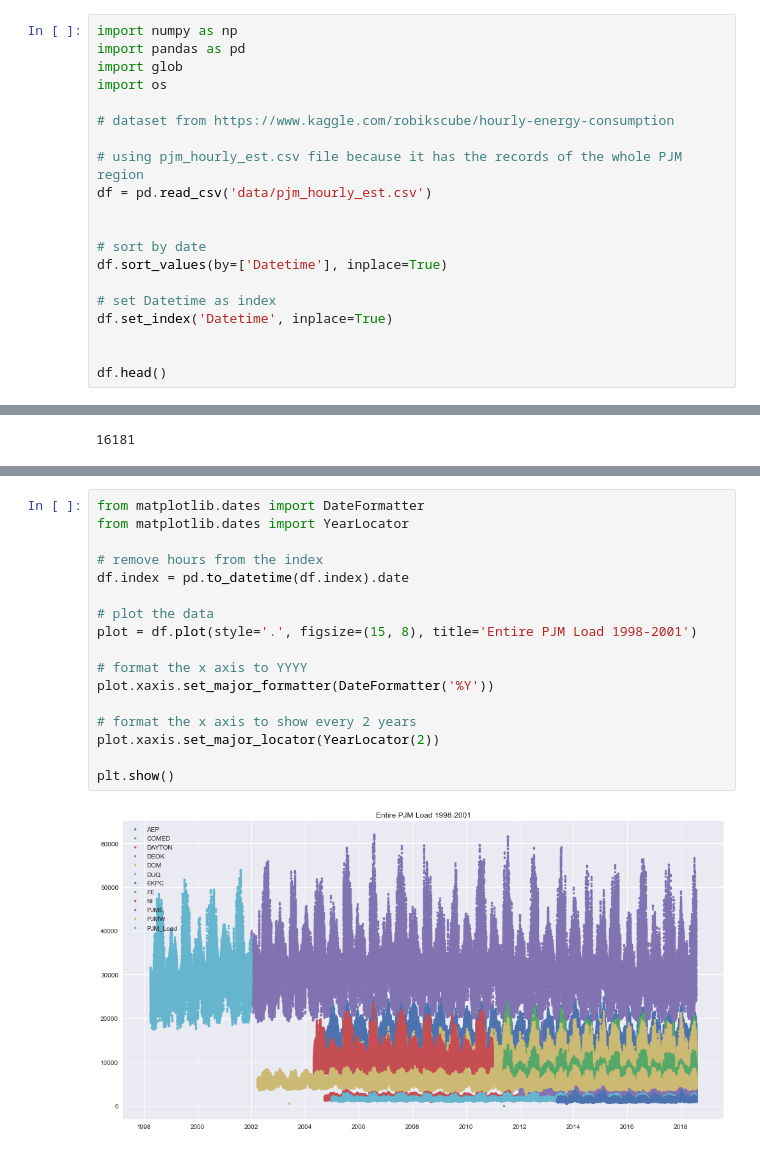
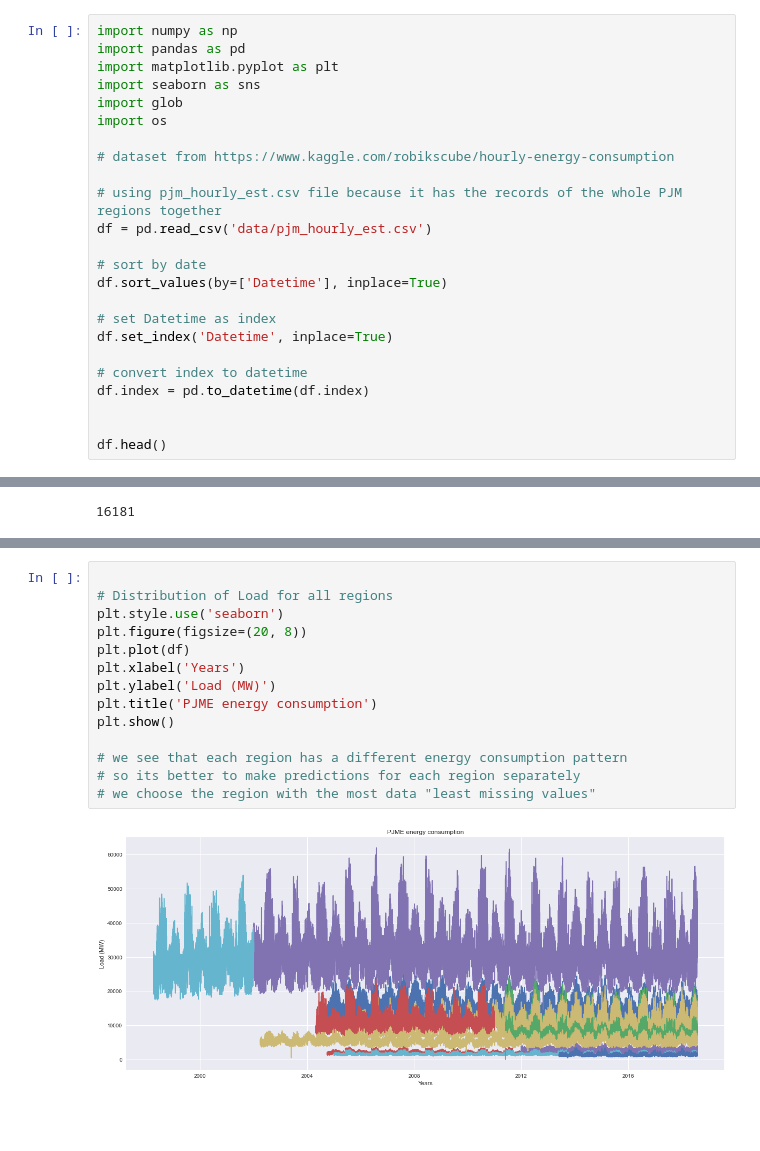
Before and after one commit to raid-teyar/EneregyConsumption, a Jupyter notebook: energy_consumption.ipynb, the cells around one changed output, grey strips where cells are left out. Drawn from its saved outputs; the diff is of its cells as text; blank space fills up the shorter version.

```diff
--- a/energy_consumption.ipynb
+++ b/energy_consumption.ipynb
@@ -1,14 +1,15 @@
 # %%
 import numpy as np
 import pandas as pd
+import matplotlib.pyplot as plt
+import seaborn as sns
 import glob
 import os
 
 # dataset from https://www.kaggle.com/robikscube/hourly-energy-consumption
 
-# using pjm_hourly_est.csv file because it has the records of the whole PJM region
+# using pjm_hourly_est.csv file because it has the records of the whole PJM regions together
 df = pd.read_csv('data/pjm_hourly_est.csv')
-
 
 # sort by date
 df.sort_values(by=['Datetime'], inplace=True)
@@ -16,6 +17,9 @@ df.sort_values(by=['Datetime'], inplace=True)
 # set Datetime as index
 df.set_index('Datetime', inplace=True)
 
+# convert index to datetime
+df.index = pd.to_datetime(df.index)
+
 
 df.head()
 # %% [output]
@@ -89,19 +55,16 @@ df.plot.hist(figsize=(15, 5), bins=200, title='Distribution of Load by Region')
-# %%
-from matplotlib.dates import DateFormatter
-from matplotlib.dates import YearLocator
-
-# remove hours from the index
-df.index = pd.to_datetime(df.index).date
-
-# plot the data
-plot = df.plot(style='.', figsize=(15, 8), title='Entire PJM Load 1998-2001')
-
-# format the x axis to YYYY
-plot.xaxis.set_major_formatter(DateFormatter('%Y'))
-
-# format the x axis to show every 2 years
-plot.xaxis.set_major_locator(YearLocator(2))
-
-plt.show()
-# %% [output]
-[figure, removed]
+# %%
+
+# Distribution of Load for all regions
+plt.style.use('seaborn')
+plt.figure(figsize=(20, 8))
+plt.plot(df)
+plt.xlabel('Years')
+plt.ylabel('Load (MW)')
+plt.title('PJME energy consumption')
+plt.show()
+
+# we see that each region has a different energy consumption pattern
+# so its better to make predictions for each region separately
+# we choose the region with the most data "least missing values"
+# %% [output]
+[figure, added]
```
Also changed, not shown: parts of 13 cells of this notebook.
